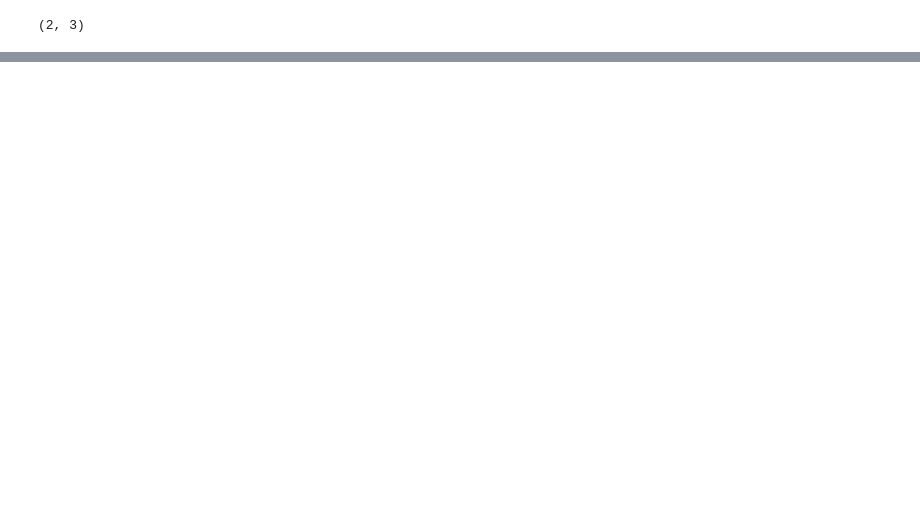
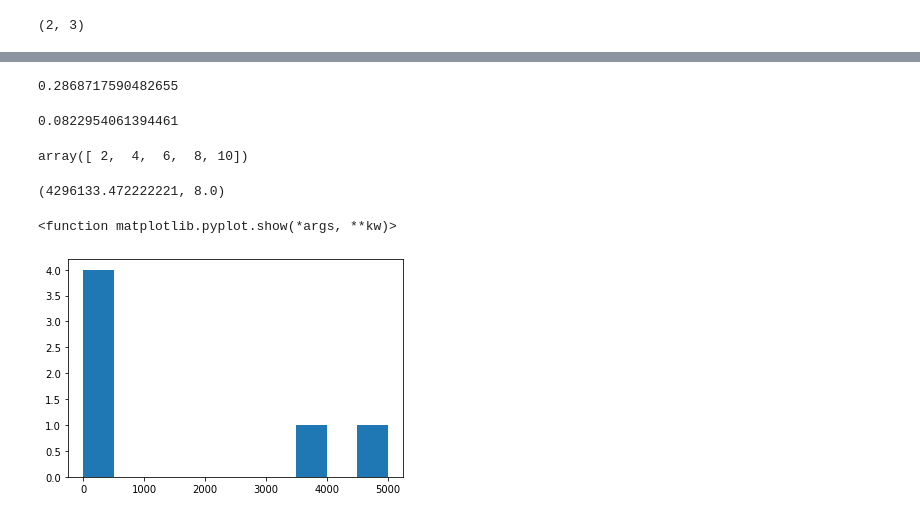
Before and after one commit to a2r7i4f3/MachineLearningTraining, a Jupyter notebook: introduction-to-numpy.ipynb, the cells around one changed output, grey strips where cells are left out. Saved outputs shown, nothing was run; the diff lists cells and outputs as text; code cells hidden in the pictures; blank space fills up the shorter version.

```diff
--- a/introduction-to-numpy.ipynb
+++ b/introduction-to-numpy.ipynb
@@ -230,0 +524,8 @@ dataframe
+# %%
+np.std(random_array)
+# %% [output]
+0.2868717590482655
+# %%
+np.var(random_array)
+# %% [output]
+0.0822954061394461
@@ -230,0 +534,18 @@ dataframe
+# %%
+high_var_array = np.array([1, 100, 200, 300, 4000, 5000])
+low_var_array = np.array([2,4,6,8,10])
+low_var_array
+# %% [output]
+array([ 2,  4,  6,  8, 10])
+# %%
+np.var(high_var_array), np.var(low_var_array)
+# %% [output]
+(4296133.472222221, 8.0)
+# %%
+%matplotlib inline
+import matplotlib.pyplot as plt
+plt.hist(high_var_array)
+plt.show
+# %% [output]
+<function matplotlib.pyplot.show(*args, **kw)>
+[figure, added]
```
Also changed, not shown: parts of 51 cells of this notebook.
